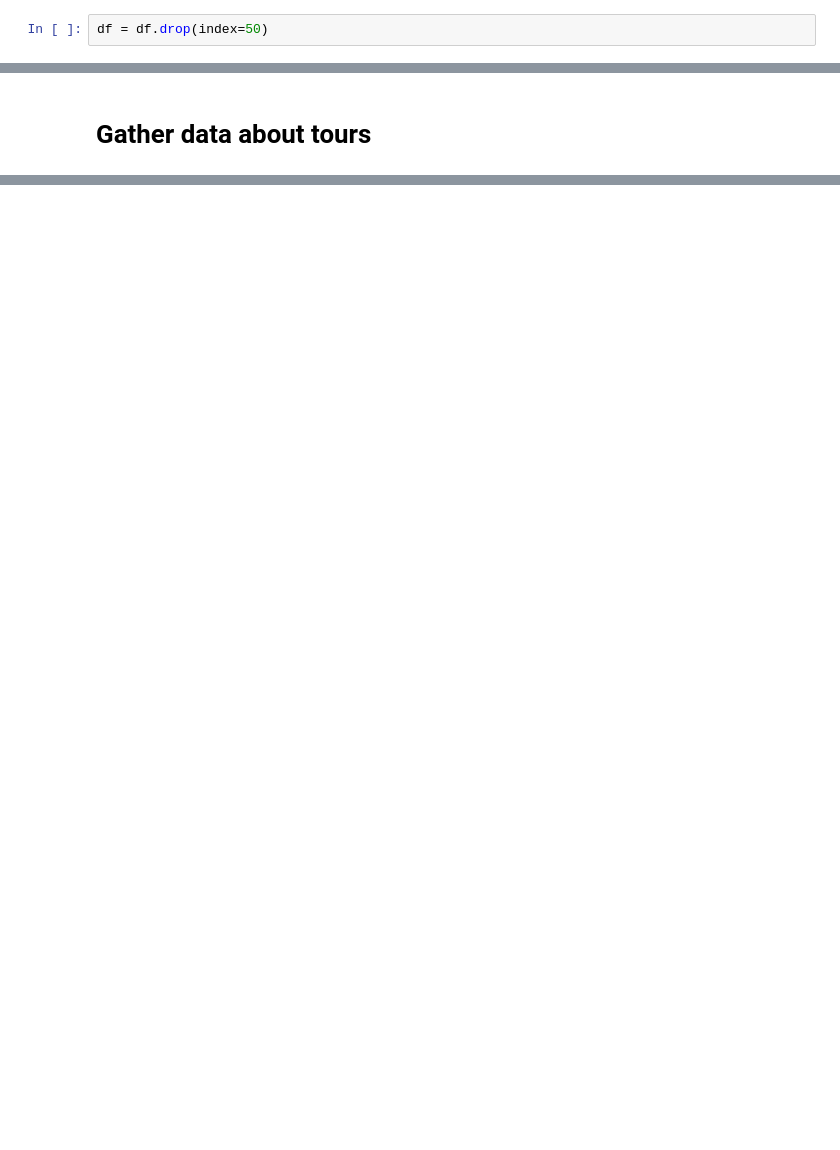
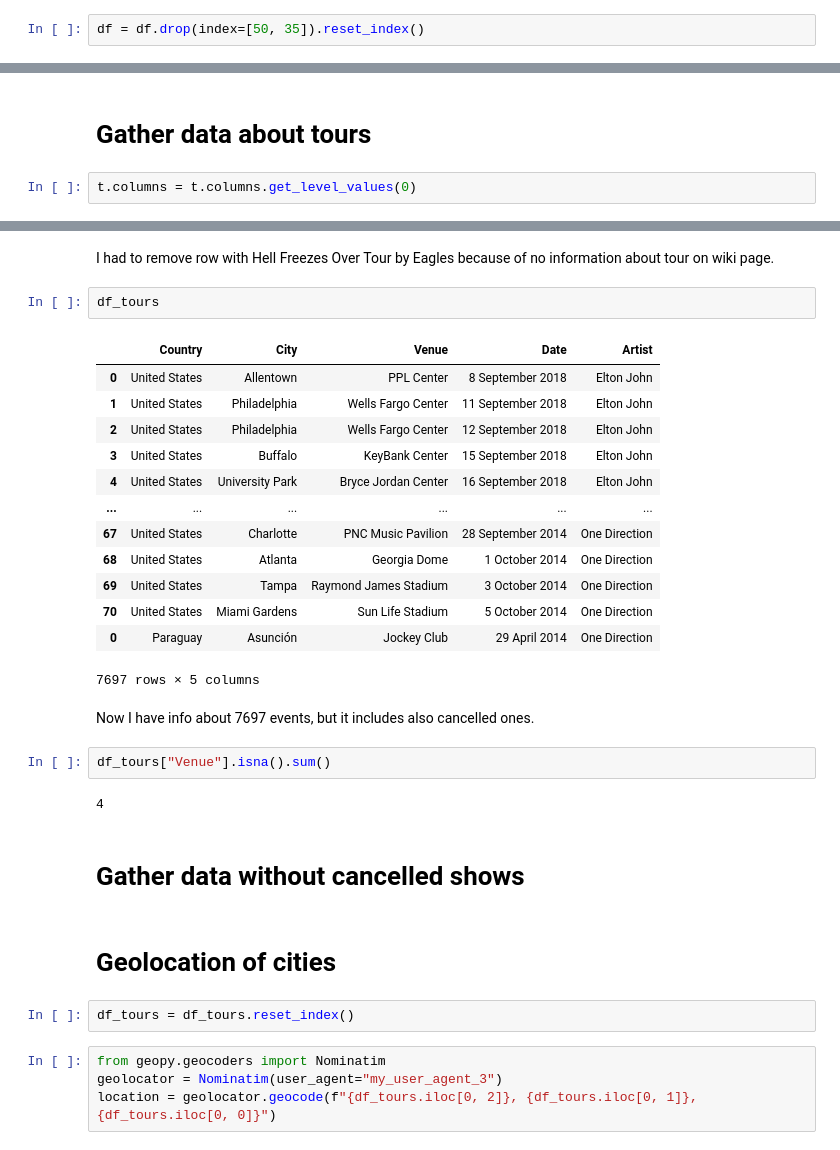
Before and after one commit to KosAqH/World-Tour-EDA, a Jupyter notebook: World Tour/data_preparation.ipynb, the cells around one changed output, grey strips where cells are left out. Cells and saved outputs as stored; diff of their text form; blank space fills up the shorter version.

```diff
--- a/World Tour/data_preparation.ipynb
+++ b/World Tour/data_preparation.ipynb
@@ -122,7 +122,7 @@ df
 | 53 | NaN | NaN | Michael Jackson | Dangerous World Tour | /wiki/Dangerous_World_Tour | 1992–1993 | 69 | 3.5 million |
 | 54 | NaN | NaN | One Direction | Where We Are Tour | /wiki/Where_We_Are_Tour_(One_Dire... | 2014 | 69 | 3.5 million[h] |
 # %%
-df = df.drop(index=50)
+df = df.drop(index=[50, 35]).reset_index()
 # %%
 df
 # %% [output]
@@ -145,3 +145,5 @@ df
 | 54 | NaN | NaN | One Direction | Where We Are Tour | /wiki/Where_We_Are_Tour_(One_Dire... | 2014 | 69 | 3.5 million[h] |
 # %% [markdown]
 # Gather data about tours
+# %%
+t.columns = t.columns.get_level_values(0)
@@ -147,0 +205,34 @@ df
+# %% [markdown]
+I had to remove row with Hell Freezes Over Tour by Eagles because of no information about tour on wiki page.
+# %%
+df_tours
+# %% [output]
+|  | Country | City | Venue | Date | Artist |
+| 0 | United States | Allentown | PPL Center | 8 September 2018 | Elton John |
+| 1 | United States | Philadelphia | Wells Fargo Center | 11 September 2018 | Elton John |
+| 2 | United States | Philadelphia | Wells Fargo Center | 12 September 2018 | Elton John |
+| 3 | United States | Buffalo | KeyBank Center | 15 September 2018 | Elton John |
+| 4 | United States | University Park | Bryce Jordan Center | 16 September 2018 | Elton John |
+| ... | ... | ... | ... | ... | ... |
+| 67 | United States | Charlotte | PNC Music Pavilion | 28 September 2014 | One Direction |
+| 68 | United States | Atlanta | Georgia Dome | 1 October 2014 | One Direction |
+| 69 | United States | Tampa | Raymond James Stadium | 3 October 2014 | One Direction |
+| 70 | United States | Miami Gardens | Sun Life Stadium | 5 October 2014 | One Direction |
+| 0 | Paraguay | Asunción | Jockey Club | 29 April 2014 | One Direction |
+7697 rows × 5 columns
+# %% [markdown]
+Now I have info about 7697 events, but it includes also cancelled ones.
+# %%
+df_tours["Venue"].isna().sum()
+# %% [output]
+4
+# %% [markdown]
+# Gather data without cancelled shows
+# %% [markdown]
+# Geolocation of cities
+# %%
+df_tours = df_tours.reset_index()
+# %%
+from geopy.geocoders import Nominatim
+geolocator = Nominatim(user_agent="my_user_agent_3")
+location = geolocator.geocode(f"{df_tours.iloc[0, 2]}, {df_tours.iloc[0, 1]}, {df_tours.iloc[0, 0]}")
```
Also changed, not shown: parts of 9 cells of this notebook.
